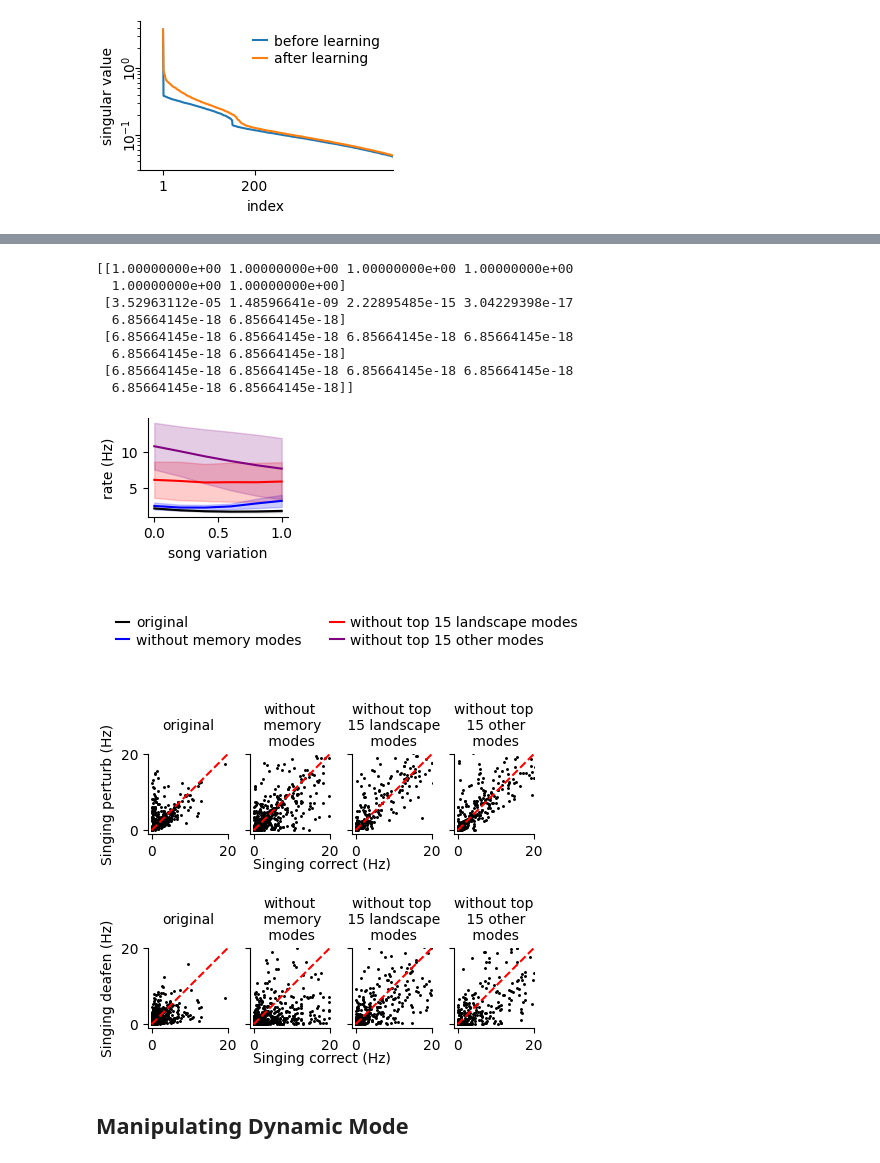
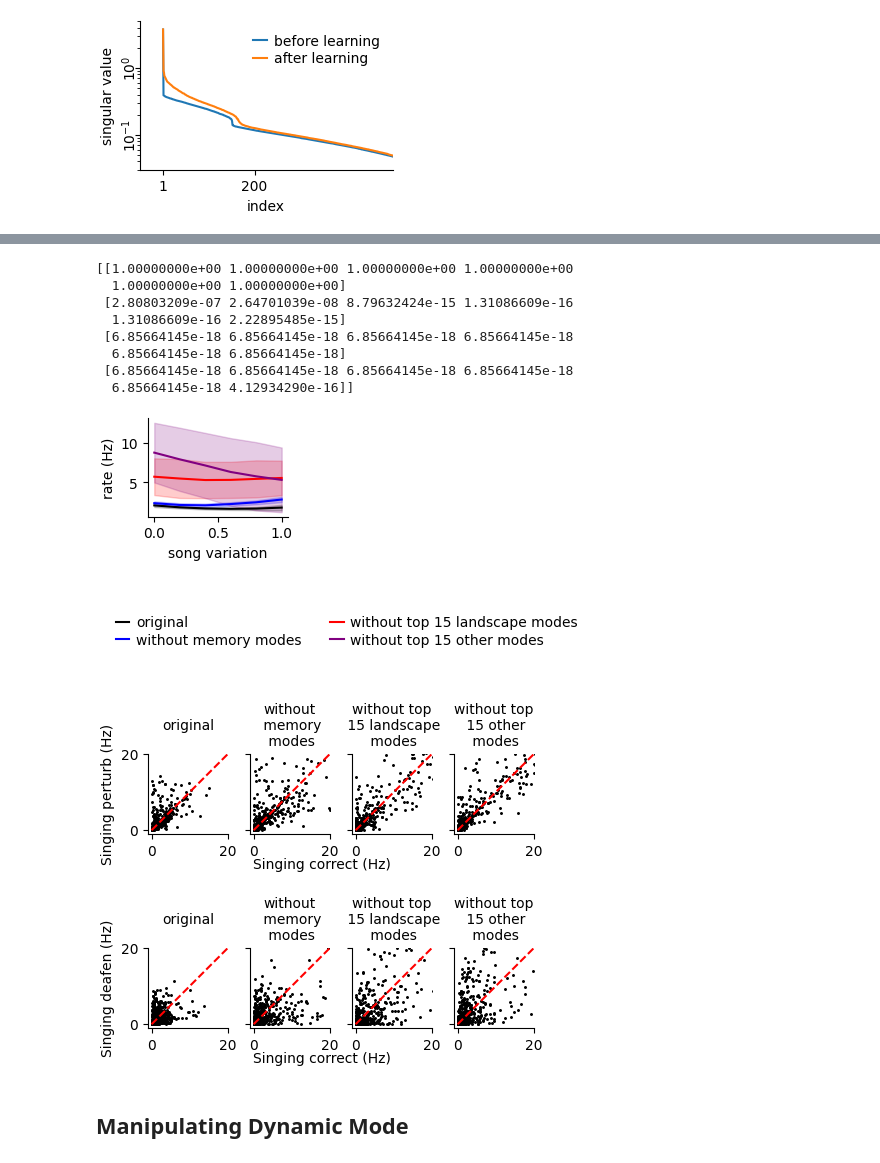
Before and after one commit to gongziyida/vocal-error-network, a Jupyter notebook: further_analysis/EIrec_analysis.ipynb, the cells around one changed output, grey strips where cells are left out. Drawn from its saved outputs; the diff is of its cells as text; code cells hidden in the pictures.

```diff
--- a/further_analysis/EIrec_analysis.ipynb
+++ b/further_analysis/EIrec_analysis.ipynb
@@ -130,7 +190,7 @@ case_colors = ['k', 'b', 'r', 'purple']
 from scipy.stats import ranksums
 fig, ax = plt.subplots(1, 2, figsize=(3.5,1.8), width_ratios=[1,0.5])
 
-m = rate_offm.mean(axis=-1)
+m = rate_offm_modepert.mean(axis=-1)
 m = (m / m[...,0,None] - 1) * 100
 g = np.gradient(m, XS_PERT, axis=-1)[...,3]
 
@@ -174,7 +234,7 @@ fig.savefig(f'../svg/EIrec_analysis/{MODE}_off_manifold_perturb.svg')
 from scipy.stats import ranksums
 fig, ax = plt.subplots(1, 2, figsize=(3.5,1.8), width_ratios=[1,0.5])
 
-m = rate_onm.mean(axis=-1)
+m = rate_onm_modepert.mean(axis=-1)
 m = (m / m[...,-1,None] - 1) * 100
 min_locs = XS_SCALE[np.argmin(m, axis=-1)]
 
@@ -208,7 +268,7 @@ fig.savefig(f'../svg/EIrec_analysis/{MODE}_on_manifold_perturb.svg')
 # %%
 fig, ax = plt.subplots(1, figsize=(2,1.5))
 
-m = rate_offm.mean(axis=-1)
+m = rate_offm_modepert.mean(axis=-1)
 
 for i, c in enumerate(case_colors):
     plot_mean_std(ax, m[:,i].mean(axis=0), m[:,i].std(axis=0),
@@ -233,7 +293,7 @@ fig.savefig(f'../svg/EIrec_analysis/{MODE}_off_manifold_perturb_unnormalized.svg
 # %%
 fig, ax = plt.subplots(1, figsize=(2,1.5))
 
-m = rate_onm.mean(axis=-1)
+m = rate_onm_modepert.mean(axis=-1)
 
 for i, c in enumerate(case_colors):
     plot_mean_std(ax, m[:,i].mean(axis=0), m[:,i].std(axis=0),
@@ -248,13 +308,13 @@ fig.savefig(f'../svg/EIrec_analysis/{MODE}_on_manifold_perturb_unnormalized.svg'
 # %% [output]
 [[1.00000000e+00 1.00000000e+00 1.00000000e+00 1.00000000e+00
   1.00000000e+00 1.00000000e+00]
- [3.52963112e-05 1.48596641e-09 2.22895485e-15 3.04229398e-17
-  6.85664145e-18 6.85664145e-18]
+ [2.80803209e-07 2.64701039e-08 8.79632424e-15 1.31086609e-16
+  1.31086609e-16 2.22895485e-15]
  [6.85664145e-18 6.85664145e-18 6.85664145e-18 6.85664145e-18
   6.85664145e-18 6.85664145e-18]
  [6.85664145e-18 6.85664145e-18 6.85664145e-18 6.85664145e-18
-  6.85664145e-18 6.85664145e-18]]
+  6.85664145e-18 4.12934290e-16]]
-[figure, old version]
+[figure, new version]
 # %%
 fig, ax = plt.subplots(1, figsize=(5,1))
 for n, c in zip(case_names, case_colors):
@@ -266,34 +326,34 @@ fig.savefig(f'../svg/EIrec_analysis/dummy_label_EIrec_analysis.svg')
 [figure]
 # %%
 fig, ax = plt.subplots(1, n_case, sharex='all', sharey='all', figsize=(4.5, 2))
-l = rng.integers(0, rate_onm.shape[0])
+l = rng.integers(0, rate_onm_modepert.shape[0])
 i_ctrl = 0 # index of singing correct
 i_pert = -1 # index of singing perturb
 for i, k in enumerate(case_names):
-    z_ctrl = rate_offm[l,i,i_ctrl]
-    z_pert = rate_offm[l,i,i_pert]
+    z_ctrl = rate_offm_modepert[l,i,i_ctrl]
+    z_pert = rate_offm_modepert[l,i,i_pert]
     ax[i].scatter(z_ctrl, z_pert, c='k', s=5, zorder=-1)
     ax[i].plot([0,50], [0,50], c='r', ls='--')
     k = k.split(' ')
     k[len(k)//4] = k[len(k)//4] + '\n'
     if len(k) > 1:
         k[-2] = k[-2] + '\n'
     k = ' '.join(k)
     ax[i].set(aspect=1, title=k, xlim=[-1,20], ylim=[-1,20])
     ax[i].set_rasterization_zorder(0)
 ax[0].set(ylabel='Singing perturb (Hz)', xlabel='\n')
 fig.text(0.5, 0.15, 'Singing correct (Hz)', ha='center', va='center')
 fig.savefig(f'../svg/EIrec_analysis/{MODE}_joint_dist_J_disrupt_pert.svg')
 # %% [output]
-[figure, old version]
+[figure, new version]
 # %%
 fig, ax = plt.subplots(1, n_case, sharex='all', sharey='all', figsize=(4.5, 2))
-l = rng.integers(0, rate_onm.shape[0])
+l = rng.integers(0, rate_onm_modepert.shape[0])
 i_ctrl = -1 # index of singing correct
 i_pert = 0 # index of singing perturb
 for i, k in enumerate(case_names):
-    z_ctrl = rate_onm[l,i,i_ctrl]
-    z_pert = rate_onm[l,i,i_pert]
+    z_ctrl = rate_onm_modepert[l,i,i_ctrl]
+    z_pert = rate_onm_modepert[l,i,i_pert]
     ax[i].scatter(z_ctrl, z_pert, c='k', s=5, zorder=-1)
     ax[i].plot([0,50], [0,50], c='r', ls='--')
     k = k.split(' ')
@@ -307,7 +367,7 @@ ax[0].set(ylabel='Singing deafen (Hz)', xlabel='\n')
 fig.text(0.5, 0.15, 'Singing correct (Hz)', ha='center', va='center')
 fig.savefig(f'../svg/EIrec_analysis/{MODE}_joint_dist_J_disrupt_deafen.svg')
 # %% [output]
-[figure, old version]
+[figure, new version]
 # %% [markdown]
 ## Manipulating Dynamic Mode
 # %%
```
Also changed, not shown: parts of 11 cells of this notebook.
